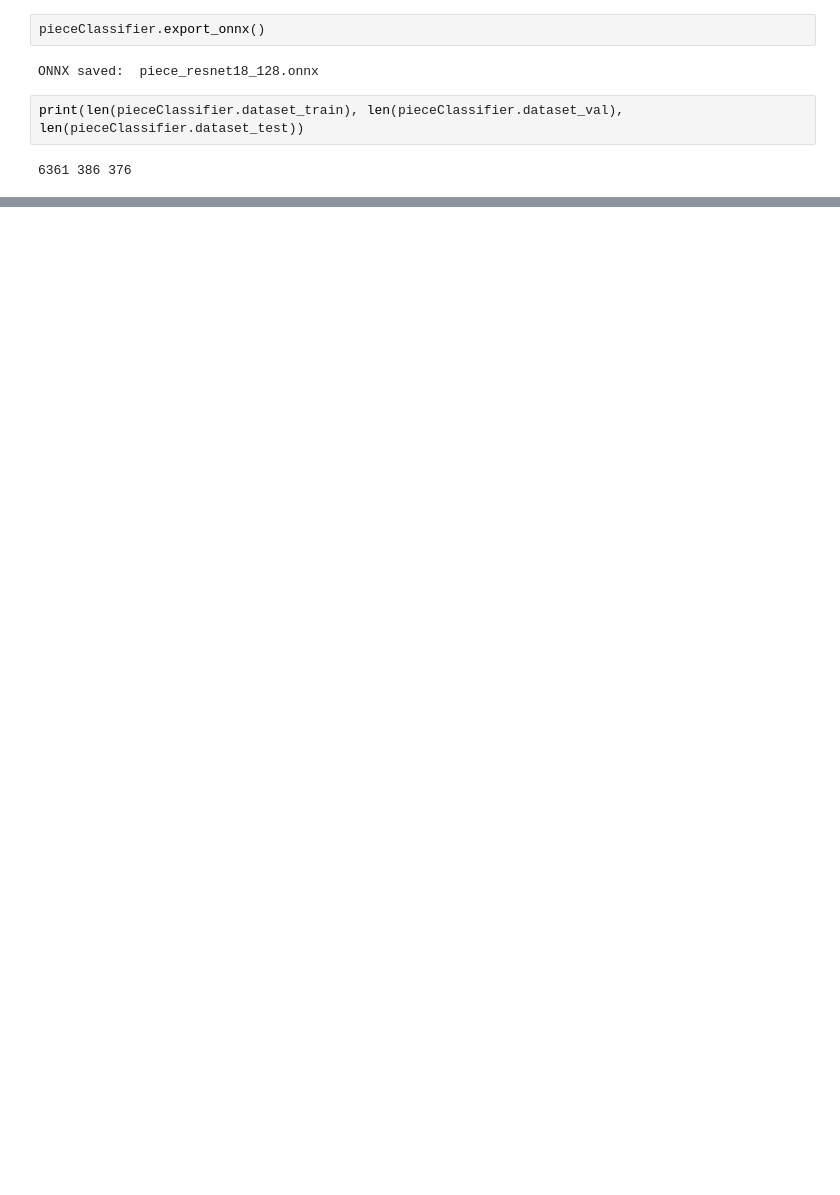
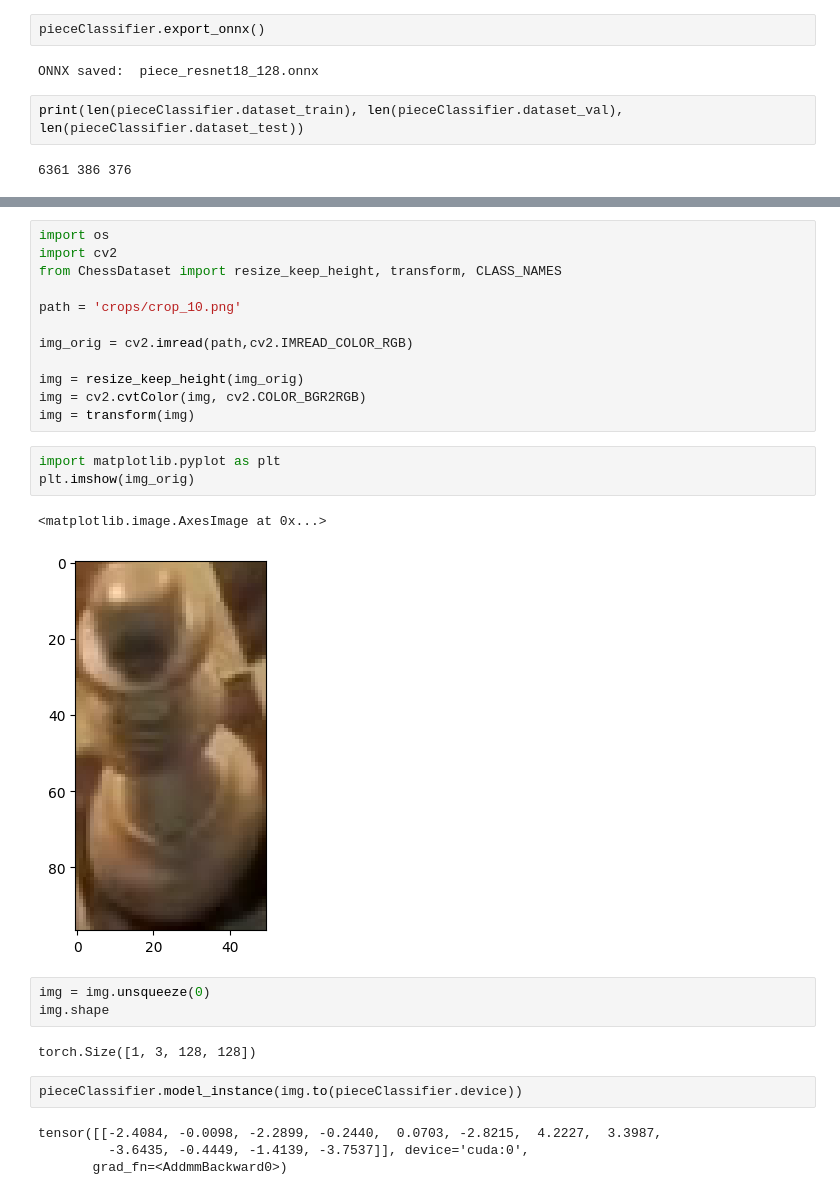
Before and after one commit to Lounes78/Seenitt, a Jupyter notebook: PieceClassifier/code.ipynb, the cells around one changed output, grey strips where cells are left out. Saved outputs shown, nothing was run; the diff lists cells and outputs as text; blank space fills up the shorter version.

```diff
--- a/PieceClassifier/code.ipynb
+++ b/PieceClassifier/code.ipynb
@@ -362,0 +172,29 @@ true: 3
+# %%
+import os
+import cv2
+from ChessDataset import resize_keep_height, transform, CLASS_NAMES
+
+path = 'crops/crop_10.png'
+
+img_orig = cv2.imread(path,cv2.IMREAD_COLOR_RGB)
+
+img = resize_keep_height(img_orig)
+img = cv2.cvtColor(img, cv2.COLOR_BGR2RGB)
+img = transform(img)
+# %%
+import matplotlib.pyplot as plt
+plt.imshow(img_orig)
+# %% [output]
+<matplotlib.image.AxesImage at 0x...>
+[figure, added]
+# %%
+img = img.unsqueeze(0)
+img.shape
+# %% [output]
+torch.Size([1, 3, 128, 128])
+# %%
+pieceClassifier.model_instance(img.to(pieceClassifier.device))
+# %% [output]
+tensor([[-2.4084, -0.0098, -2.2899, -0.2440,  0.0703, -2.8215,  4.2227,  3.3987,
+         -3.6435, -0.4449, -1.4139, -3.7537]], device='cuda:0',
+       grad_fn=<AddmmBackward0>)
```
Also changed, not shown: parts of 19 cells of this notebook, 4 other files.
